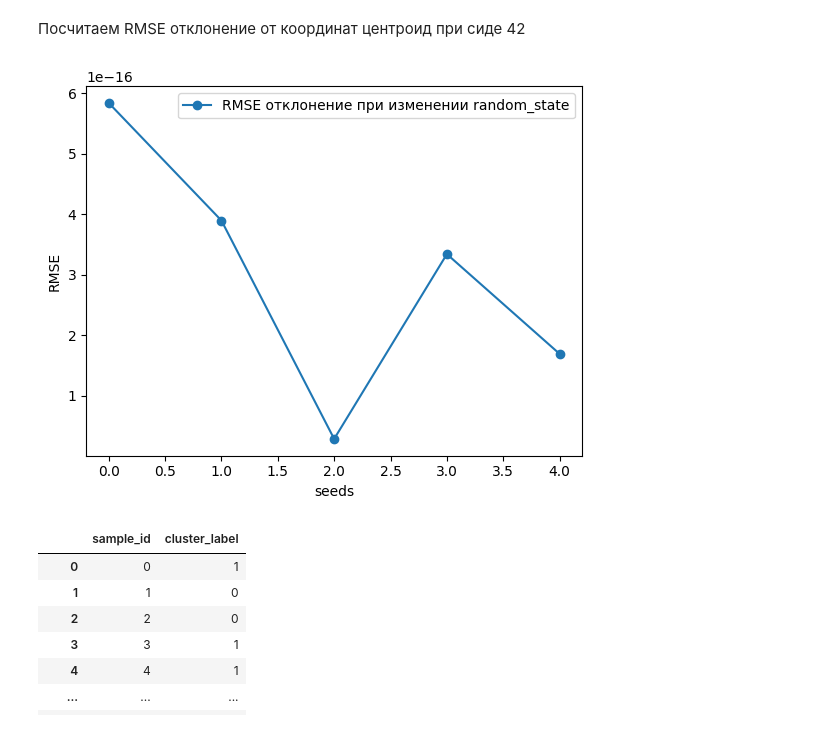
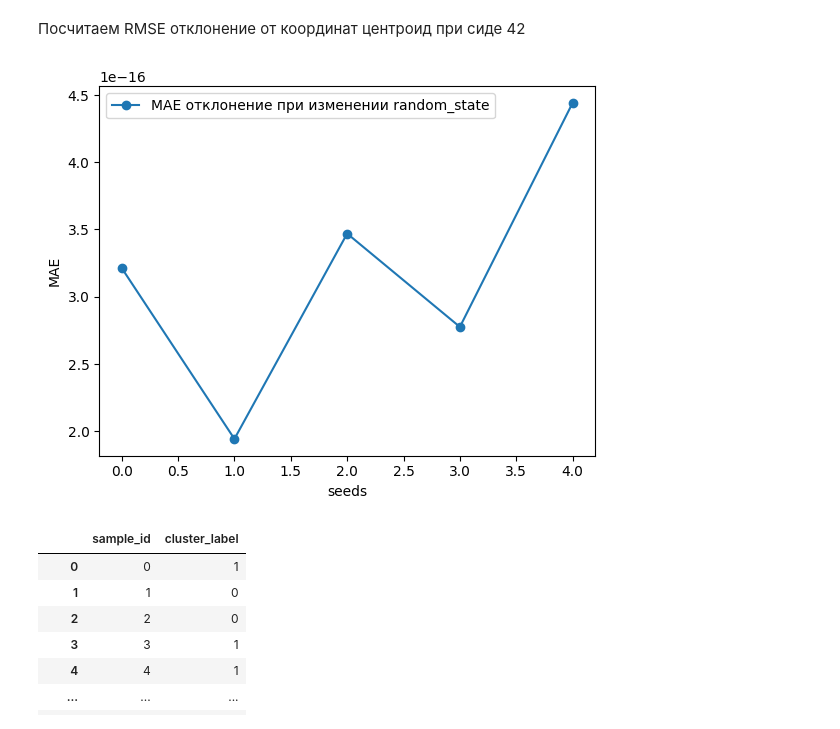
Before and after one commit to Igame77/AI_executions, a Jupyter notebook: homeworks/HW07/HW07.ipynb, the cells around one changed output. Cells and saved outputs as stored; diff of their text form; code cells hidden in the pictures.

```diff
--- a/homeworks/HW07/HW07.ipynb
+++ b/homeworks/HW07/HW07.ipynb
@@ -847,24 +831,24 @@ plt.show()
 # %%
 seeds = list(range(5))
 
 main_centroids = kmeans_model_df3[1].cluster_centers_
 RMSE = []
 for seed in seeds:
     kmeans_model_df3 = Pipeline([
         ('scaler', StandardScaler()),
          ('KMeans', KMeans(n_clusters=3, n_init='auto', random_state=42))
     ])
     kmeans_model_df3.fit(X)
     centroids = kmeans_model_df3[1].cluster_centers_
-    RMSE.append((abs(main_centroids - centroids)).sum())
-plt.plot(seeds, RMSE, label = 'RMSE отклонение при изменении random_state', marker = 'o')
+    RMSE.append((abs(main_centroids - centroids)).sum()/2)
+plt.plot(seeds, RMSE, label = 'MAE отклонение при изменении random_state', marker = 'o')
 plt.xlabel('seeds')
-plt.ylabel('RMSE')
+plt.ylabel('MAE')
 plt.legend()
-plt.savefig('artifacts/figures/RMSE_KMeans_DATASET03.jpg')
+plt.savefig('artifacts/figures/MAE_KMeans_DATASET03.jpg')
 plt.show()
 # %% [output]
-[figure, old version]
+[figure, new version]
 # %%
 labels_best_df1 = kmeans_model_df1[1].labels_
 
```
Also changed, not shown: parts of 1 cell of this notebook, 2 other files.
